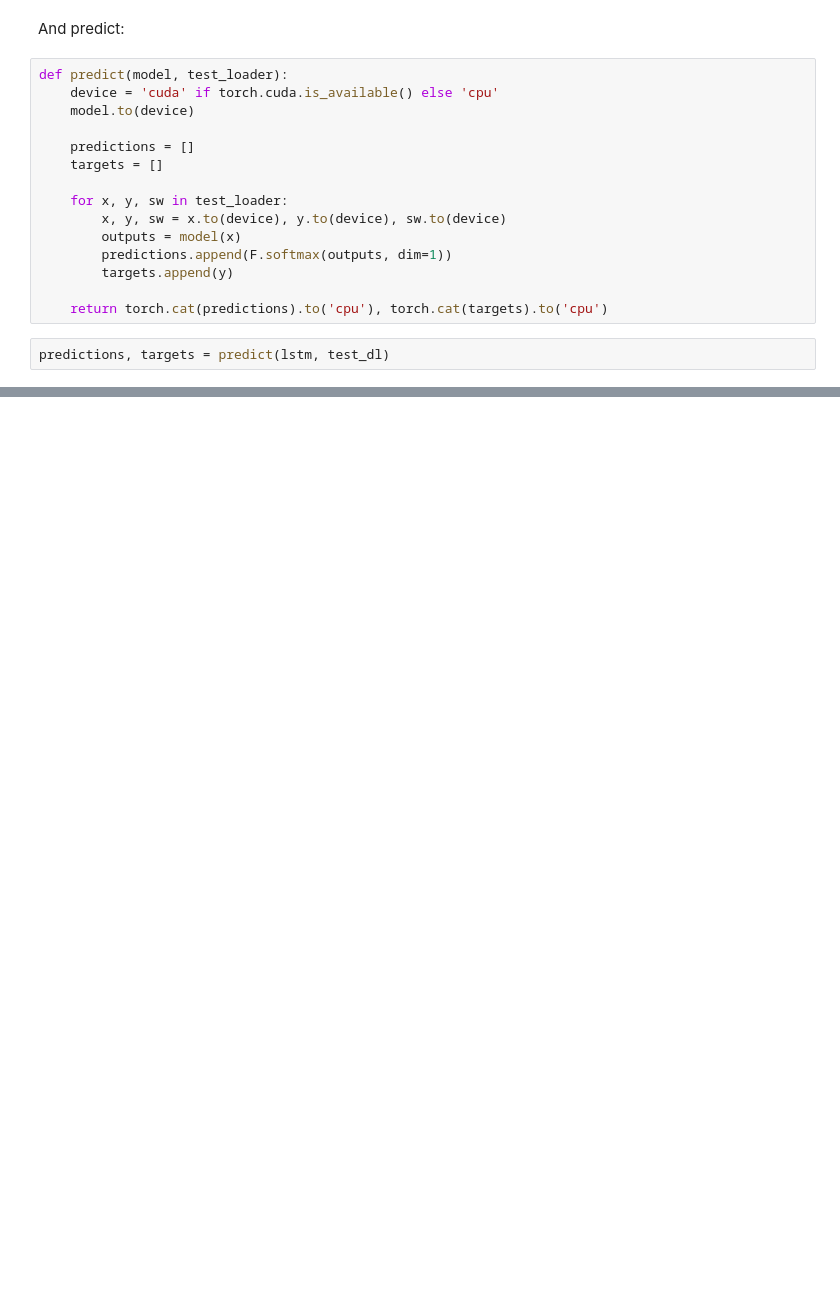
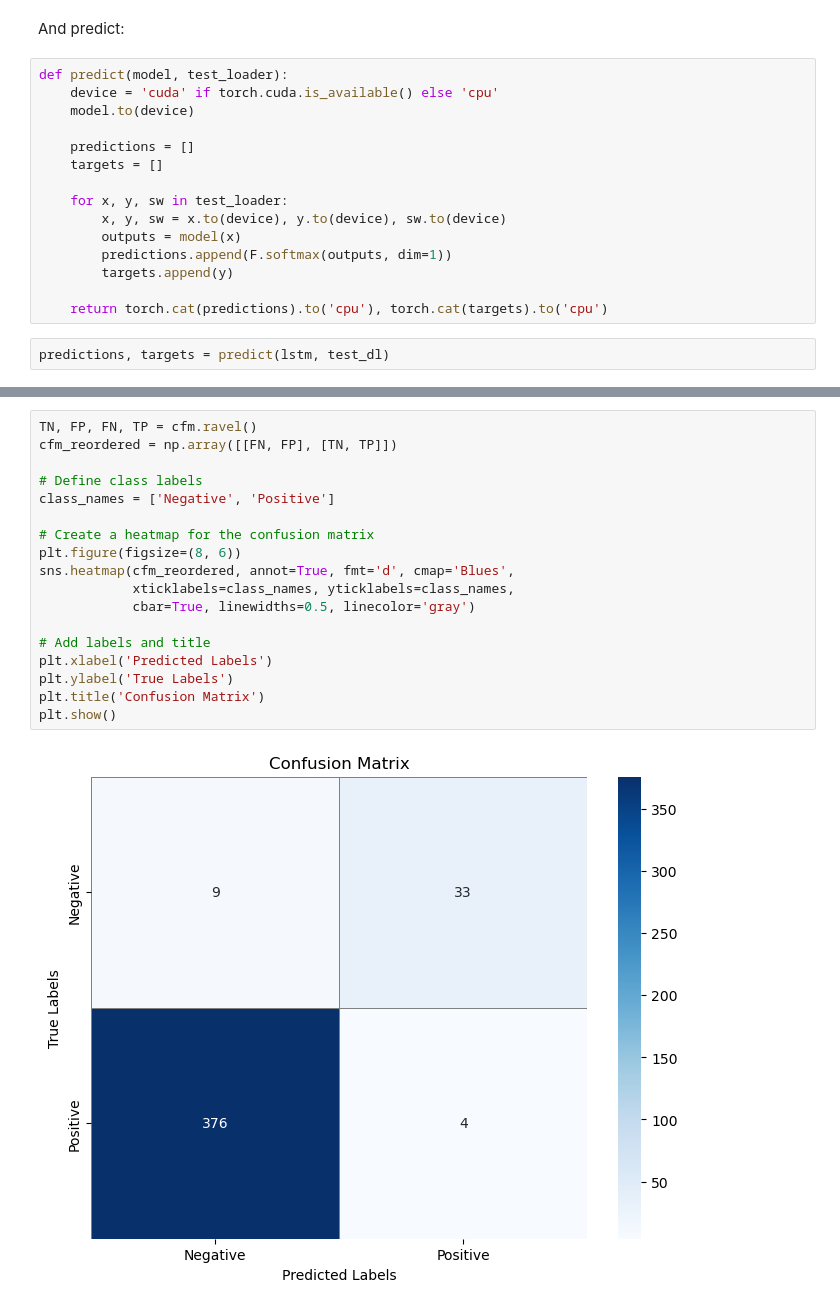
Before and after one commit to REGar9/A2, a Jupyter notebook: example_code/example_LSTM.ipynb, the cells around one changed output, grey strips where cells are left out. Saved outputs shown, nothing was run; the diff lists cells and outputs as text; blank space fills up the shorter version.

Commit message:
plot

```diff
--- a/example_code/example_LSTM.ipynb
+++ b/example_code/example_LSTM.ipynb
@@ -200,3 +202,23 @@ The recall was 38.46%
+# %%
+TN, FP, FN, TP = cfm.ravel()
+cfm_reordered = np.array([[FN, FP], [TN, TP]])
+
+# Define class labels
+class_names = ['Negative', 'Positive']
+
+# Create a heatmap for the confusion matrix
+plt.figure(figsize=(8, 6))
+sns.heatmap(cfm_reordered, annot=True, fmt='d', cmap='Blues',
+            xticklabels=class_names, yticklabels=class_names,
+            cbar=True, linewidths=0.5, linecolor='gray')
+
+# Add labels and title
+plt.xlabel('Predicted Labels')
+plt.ylabel('True Labels')
+plt.title('Confusion Matrix')
+plt.show()
+# %% [output]
+[figure, added]
 # %%
 sensitivity = cfm[1,1]/cfm[1,:].sum()
 print(f"The sensitivity is: {sensitivity*100:.2f}%")
```
Also changed, not shown: parts of 12 cells of this notebook, 1 other file.
